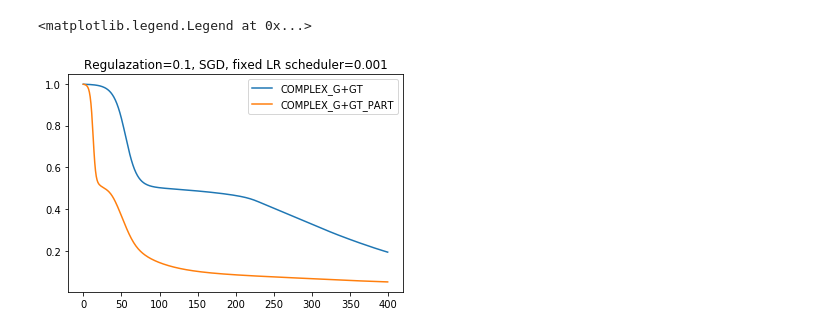
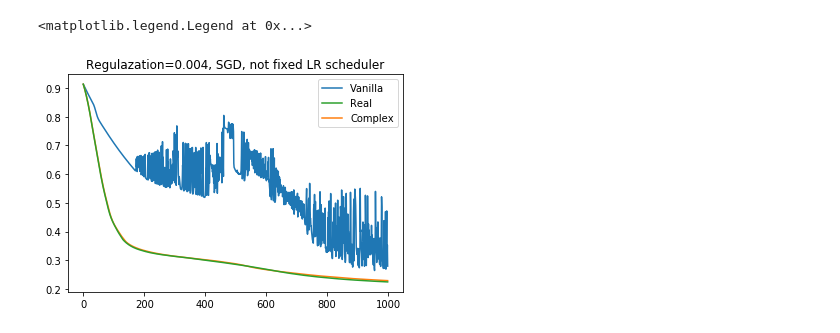
Before and after one commit to Miatto-research-group/Poenta, a Jupyter notebook: Untitled1.ipynb, the cells around one changed output. Drawn from its saved outputs; the diff is of its cells as text; code cells hidden in the pictures.

Commit message:
complex version of NG works

```diff
--- a/Untitled1.ipynb
+++ b/Untitled1.ipynb
@@ -1,19 +1,13 @@
 # %%
 import pickle
 import matplotlib.pyplot as plt
-# %%
-infile = open('pickle/Real,Re(G)','rb')
-losses1 = pickle.load(infile)
-infile.close()
-# %%
-infile = open('pickle/Complex,Re(G)','rb')
-losses2 = pickle.load(infile)
-infile.close()
-# %%
-infile = open('pickle/Complex,G+GT','rb')
-losses3 = pickle.load(infile)
-infile.close()
 # %%
-infile = open('pickle/Vanilla','rb')
+infile = open('pickle/Vanilla665','rb')
 losses4 = pickle.load(infile)
 infile.close()
+infile = open('pickle/Complex665','rb')
+lossesC = pickle.load(infile)
+infile.close()
+infile = open('pickle/Real665','rb')
+lossesR = pickle.load(infile)
+infile.close()
@@ -51,9 +14,9 @@ Text(430, 0.8, 'Vanilla means without NG')
 # %%
-
-plot2 = plt.plot(losses3[:400])
-plot6 = plt.plot(losses7[:400])
-plt.title("Regulazation=0.1, SGD, fixed LR scheduler=0.001")
-plt.legend((plot2[0],plot6[0]),("COMPLEX_G+GT","COMPLEX_G+GT_PART"))
+plot4 = plt.plot(losses4)
+plot6 = plt.plot(lossesC)
+plot2 = plt.plot(lossesR)
+plt.title("Regulazation=0.004, SGD, not fixed LR scheduler")
+plt.legend((plot4[0],plot2[0],plot6[0]),("Vanilla","Real","Complex"))
 # %% [output]
 <matplotlib.legend.Legend at 0x...>
-[figure, old version]
+[figure, new version]
```
Also changed, not shown: parts of 4 cells of this notebook, 18 other files.
